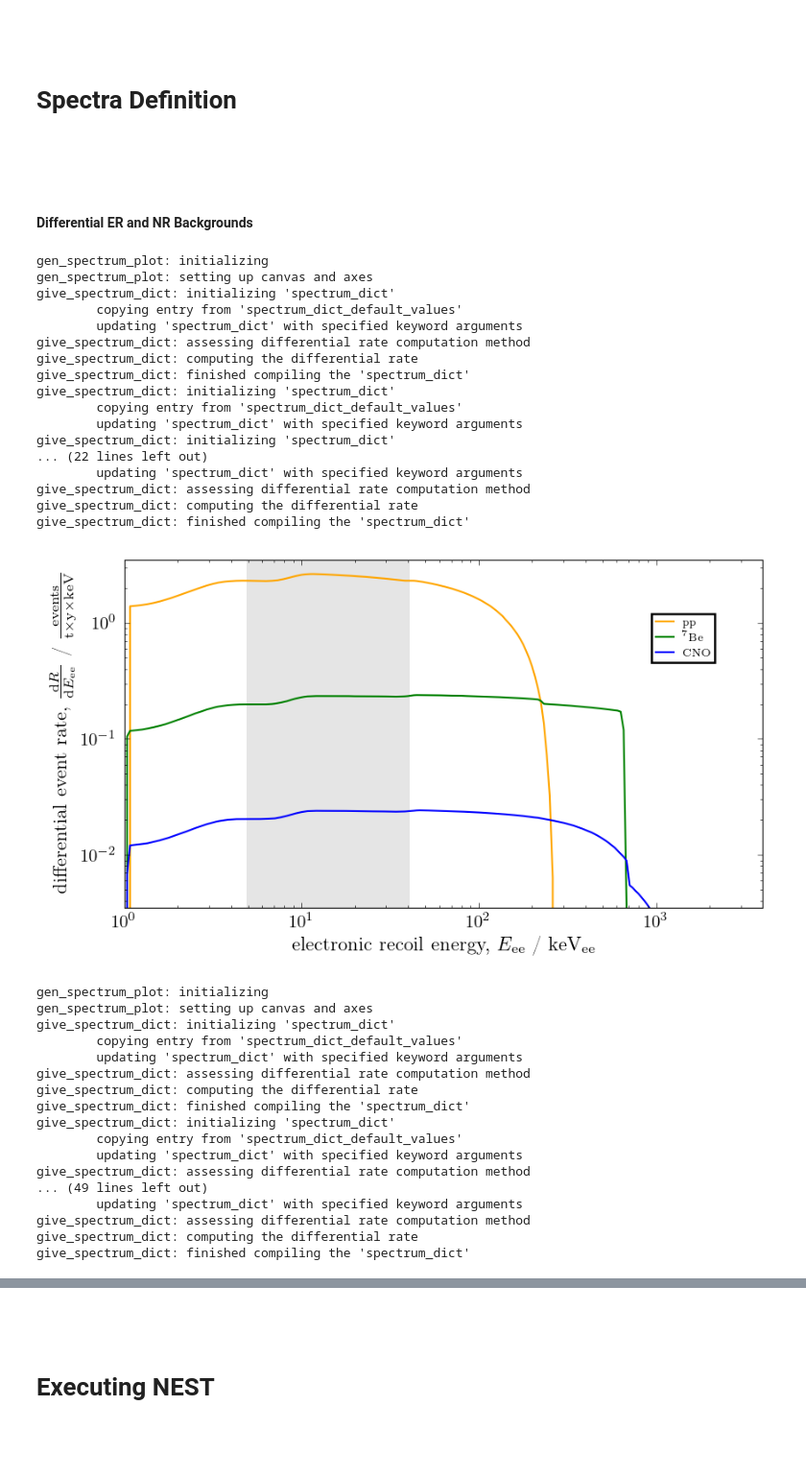
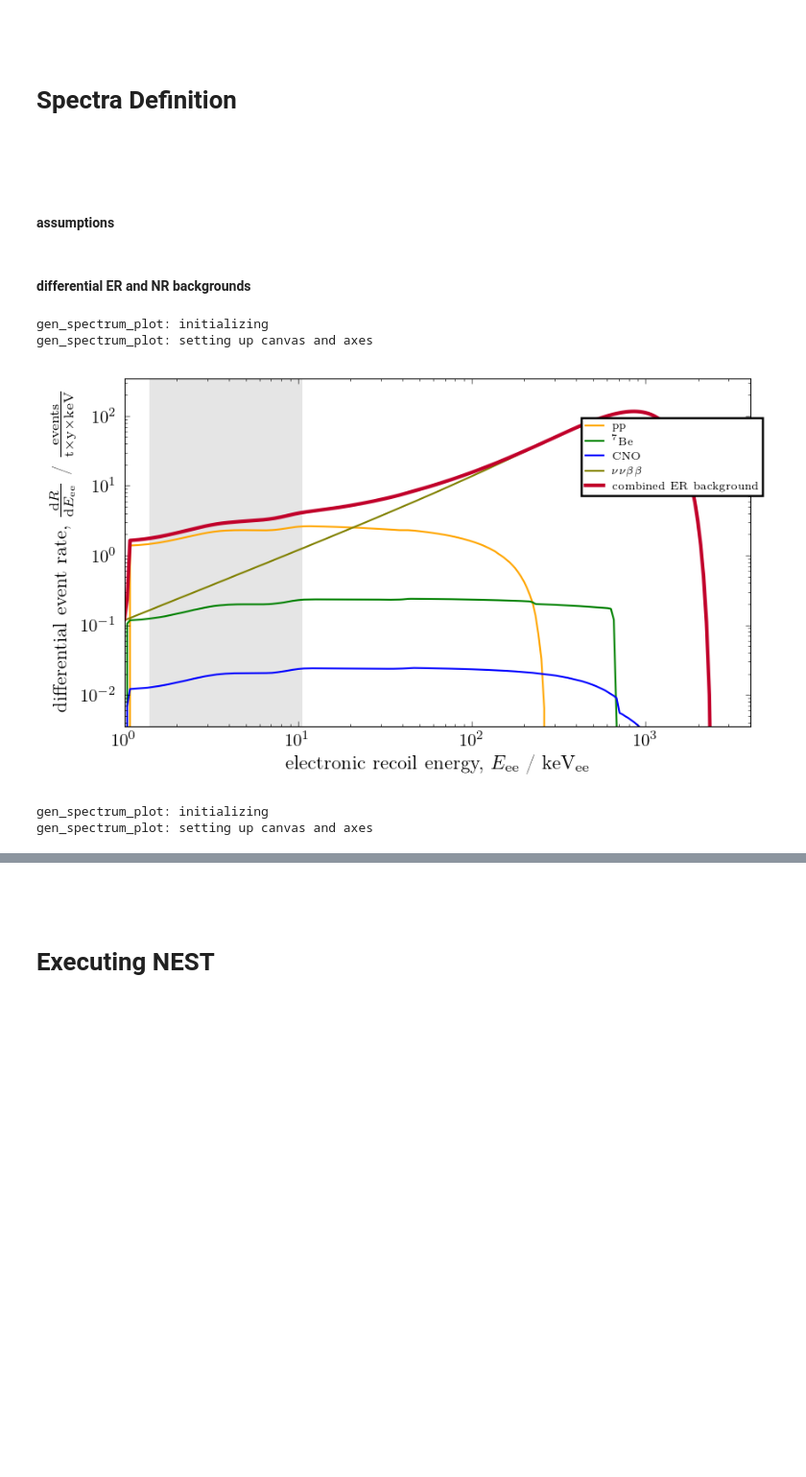
Before and after one commit to DanielBaur/sfsv2, a Jupyter notebook: sfs.ipynb, the cells around one changed output, grey strips where cells are left out. Shown: that part at 96% size. Saved outputs shown, nothing was run; the diff lists cells and outputs as text; code cells hidden in the pictures; blank space fills up the shorter version.

```diff
--- a/sfs.ipynb
+++ b/sfs.ipynb
@@ -133,8 +183,18 @@ import sfs
 
 <br>
 <br>
+# %% [markdown]
+#### assumptions
+# %%
+darwin_default_drift_field_v_cm = 200
+exposure_t_y = 40*5
+wimp_eroi_kev_ee = [1.4, 10.6]
+wimp_eroi_kev_nr = [4.9, 40.9]
+recoil_energy_simulation_window_er = [0, wimp_eroi_kev_ee[1]*1.5]
+recoil_energy_simulation_window_nr = [0, wimp_eroi_kev_nr[1]*1.5]
+simulation_energy_bins = 150
 # %% [markdown]
-#### Differential ER and NR Backgrounds
+#### differential ER and NR backgrounds
 # %%
 
 if [False,True][1]:
@@ -142,69 +202,39 @@ if [False,True][1]:
 
     sfs.gen_spectrum_plot(
 #        spectra_list = ["er_pp", "er_be7_384", "er_be7_861", "er_be7"],
-        spectra_list = ["er_pp", "er_be7", "er_cno"],
+        spectra_list = ["er_pp", "er_be7", "er_cno", "er_nunubetabeta", "combined_er_background"],
         plot_x_axis_units = ["kev", "kev_nr", "kev_ee"][2],
         plot_log_y_axis = True,
         plot_log_x_axis = True,
         plot_xlim = [1e+0,4e+3],
-        plot_ylim = [3.5e-3,3.5e+0],
+        plot_ylim = [3.5e-3,3.5e+2],
         plot_legend_bbox_to_anchor = [0.75, 0.55, 0.25, 0.45],
         plot_legend_labelspacing = 0.5,
         plot_legend_fontsize = 6,
         flag_output_abspath_list = abspath_list_plots,
         flag_output_filename = "darwin_er_background_spectrum.png",
-        flag_shade_wimp_eroi = sfs.wimp_eroi_kev_nr,
+        flag_shade_wimp_eroi = wimp_eroi_kev_ee,
         flag_verbose = True,)
 
 
     sfs.gen_spectrum_plot(
 #        spectra_list = ["nr_wimps", "nr_atm", "nr_b8", "nr_hep", "nr_dsnb", "nr_pp", "nr_o15", "nr_pep", "nr_n13", "nr_f17", "nr_be7_384", "nr_be7_861"],
         spectra_list = ["nr_wimps_nat_xe", "nr_atm", "nr_b8", "nr_hep", "nr_dsnb", "nr_pp", "nr_pep", "nr_cno"],
         plot_x_axis_units = ["kev", "kev_nr", "kev_ee"][1],
         plot_log_y_axis = True,
         plot_log_x_axis = True,
         plot_xlim = [1e-3,1e+2],
         plot_ylim = [5e-4,5e+3],
         plot_legend_bbox_to_anchor = [0.75, 0.27, 0.25, 0.73],
         plot_legend_labelspacing = 0.5,
         plot_legend_fontsize = 6,
         flag_output_abspath_list = abspath_list_plots,
-        flag_shade_wimp_eroi = sfs.wimp_eroi_kev_nr,
+        flag_shade_wimp_eroi = wimp_eroi_kev_nr,
         flag_output_filename = "darwin_nr_background_spectrum.png",
         flag_verbose = True,)
 # %% [output]
 gen_spectrum_plot: initializing
 gen_spectrum_plot: setting up canvas and axes
-give_spectrum_dict: initializing 'spectrum_dict'
-        copying entry from 'spectrum_dict_default_values'
-        updating 'spectrum_dict' with specified keyword arguments
-give_spectrum_dict: assessing differential rate computation method
-give_spectrum_dict: computing the differential rate
-give_spectrum_dict: finished compiling the 'spectrum_dict'
-give_spectrum_dict: initializing 'spectrum_dict'
-        copying entry from 'spectrum_dict_default_values'
-        updating 'spectrum_dict' with specified keyword arguments
-give_spectrum_dict: initializing 'spectrum_dict'
-... (22 lines left out)
-        updating 'spectrum_dict' with specified keyword arguments
-give_spectrum_dict: assessing differential rate computation method
-give_spectrum_dict: computing the differential rate
-give_spectrum_dict: finished compiling the 'spectrum_dict'
-[figure, old version]
+[figure, new version]
 gen_spectrum_plot: initializing
 gen_spectrum_plot: setting up canvas and axes
-give_spectrum_dict: initializing 'spectrum_dict'
-        copying entry from 'spectrum_dict_default_values'
-        updating 'spectrum_dict' with specified keyword arguments
-give_spectrum_dict: assessing differential rate computation method
-give_spectrum_dict: computing the differential rate
-give_spectrum_dict: finished compiling the 'spectrum_dict'
-give_spectrum_dict: initializing 'spectrum_dict'
-        copying entry from 'spectrum_dict_default_values'
-        updating 'spectrum_dict' with specified keyword arguments
-give_spectrum_dict: assessing differential rate computation method
-... (49 lines left out)
-        updating 'spectrum_dict' with specified keyword arguments
-give_spectrum_dict: assessing differential rate computation method
-give_spectrum_dict: computing the differential rate
-give_spectrum_dict: finished compiling the 'spectrum_dict'
```
Also changed, not shown: parts of 6 cells of this notebook, 1 other file.
